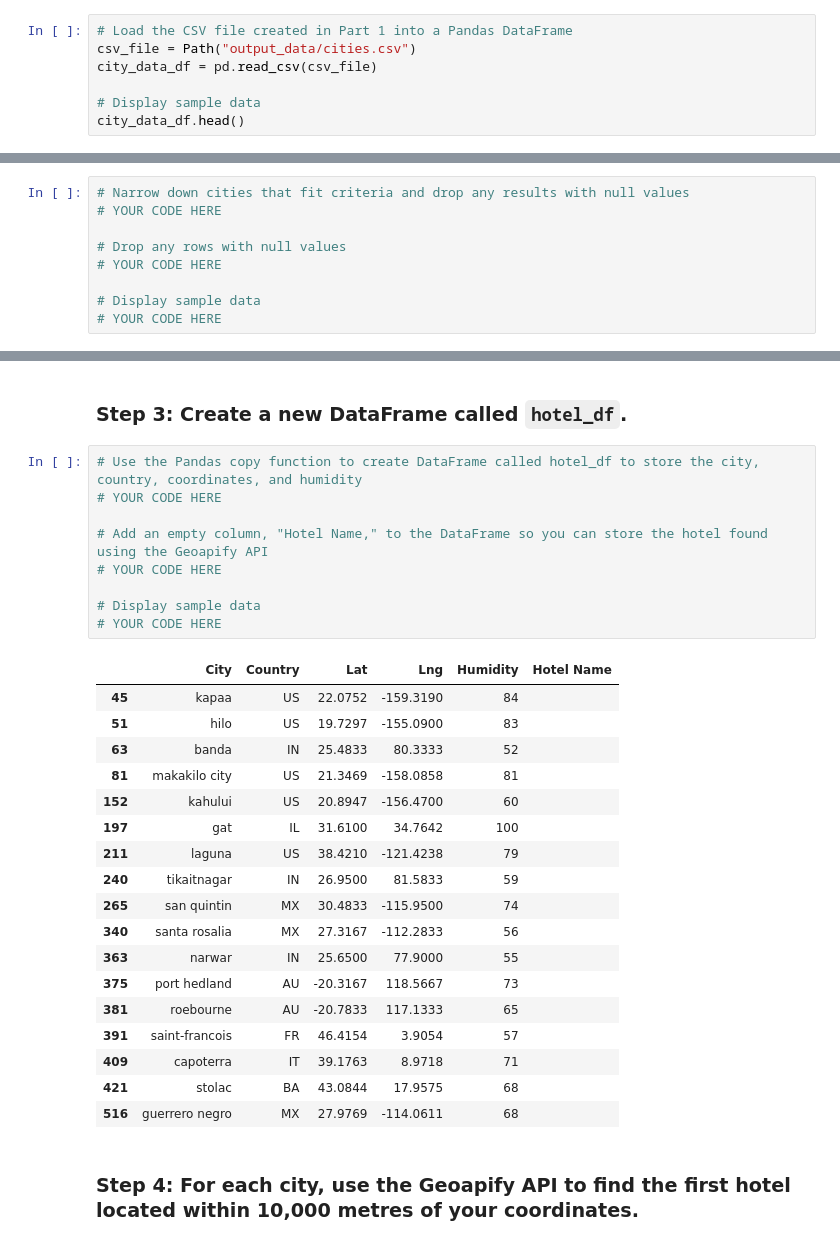
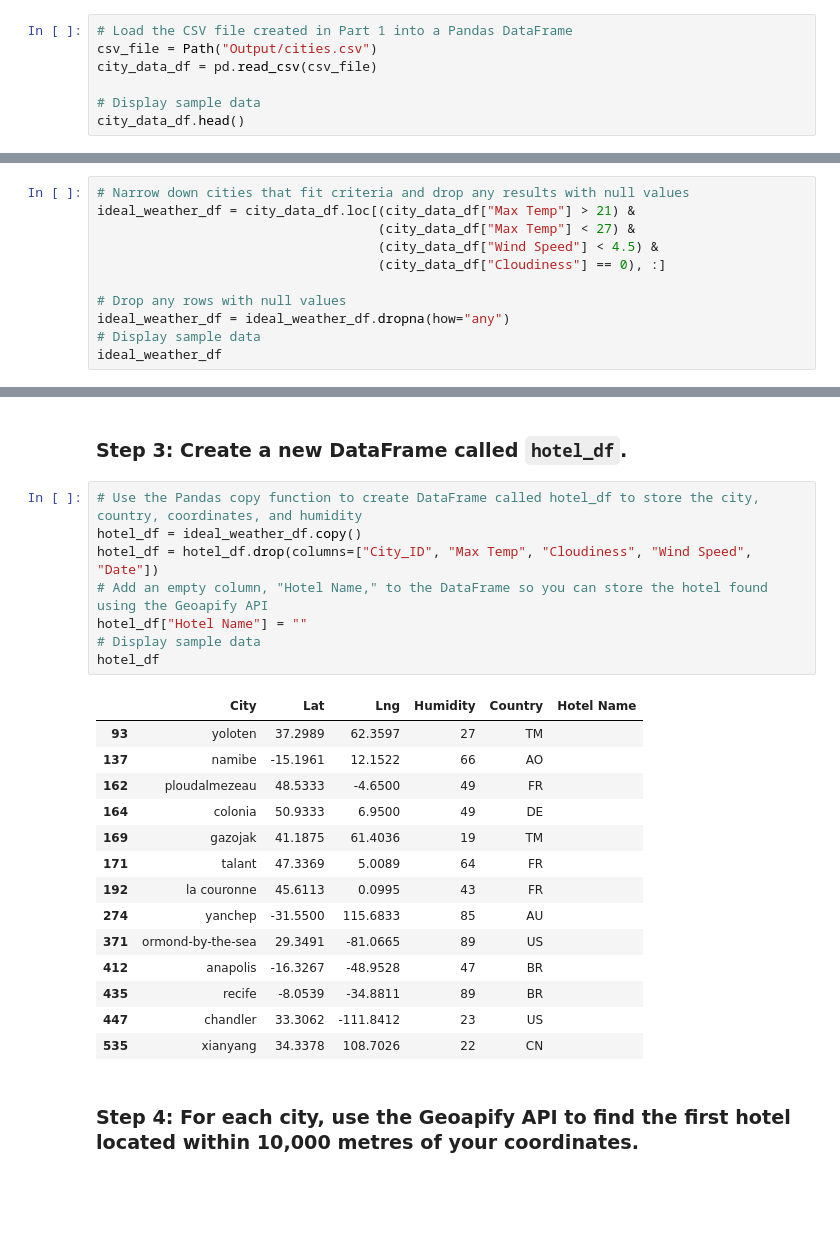
Before and after one commit to alvin-giang/Module6_Challenge, a Jupyter notebook: WeatherPy/VacationPy.ipynb, the cells around one changed output, grey strips where cells are left out. Cells and saved outputs as stored; diff of their text form; blank space fills up the shorter version.

```diff
--- a/WeatherPy/VacationPy.ipynb
+++ b/WeatherPy/VacationPy.ipynb
@@ -18,6 +15,6 @@ from api_keys import geoapify_key
 # %%
 # Load the CSV file created in Part 1 into a Pandas DataFrame
-csv_file = Path("output_data/cities.csv")
+csv_file = Path("Output/cities.csv")
 city_data_df = pd.read_csv(csv_file)
 
 # Display sample data
@@ -47,12 +55,14 @@ city_data_df.head()
 ### Step 2: Narrow down the `city_data_df` DataFrame to find your ideal weather condition
 # %%
 # Narrow down cities that fit criteria and drop any results with null values
-# YOUR CODE HERE
+ideal_weather_df = city_data_df.loc[(city_data_df["Max Temp"] > 21) &
+                                    (city_data_df["Max Temp"] < 27) &
+                                    (city_data_df["Wind Speed"] < 4.5) &
+                                    (city_data_df["Cloudiness"] == 0), :]
 
 # Drop any rows with null values
-# YOUR CODE HERE
-
+ideal_weather_df = ideal_weather_df.dropna(how="any")
 # Display sample data
-# YOUR CODE HERE
+ideal_weather_df
 # %% [output]
 |  | City_ID | City | Lat | Lng | Max Temp | Humidity | Cloudiness | Wind Speed | Country | Date |
@@ -77,32 +83,27 @@ city_data_df.head()
 ### Step 3: Create a new DataFrame called `hotel_df`.
 # %%
 # Use the Pandas copy function to create DataFrame called hotel_df to store the city, country, coordinates, and humidity
-# YOUR CODE HERE
-
+hotel_df = ideal_weather_df.copy()
+hotel_df = hotel_df.drop(columns=["City_ID", "Max Temp", "Cloudiness", "Wind Speed", "Date"])
 # Add an empty column, "Hotel Name," to the DataFrame so you can store the hotel found using the Geoapify API
-# YOUR CODE HERE
-
+hotel_df["Hotel Name"] = ""
 # Display sample data
-# YOUR CODE HERE
+hotel_df
 # %% [output]
-|  | City | Country | Lat | Lng | Humidity | Hotel Name |
-| 45 | kapaa | US | 22.0752 | -159.3190 | 84 |  |
-| 51 | hilo | US | 19.7297 | -155.0900 | 83 |  |
-| 63 | banda | IN | 25.4833 | 80.3333 | 52 |  |
-| 81 | makakilo city | US | 21.3469 | -158.0858 | 81 |  |
-| 152 | kahului | US | 20.8947 | -156.4700 | 60 |  |
-| 197 | gat | IL | 31.6100 | 34.7642 | 100 |  |
-| 211 | laguna | US | 38.4210 | -121.4238 | 79 |  |
-| 240 | tikaitnagar | IN | 26.9500 | 81.5833 | 59 |  |
-| 265 | san quintin | MX | 30.4833 | -115.9500 | 74 |  |
-| 340 | santa rosalia | MX | 27.3167 | -112.2833 | 56 |  |
-| 363 | narwar | IN | 25.6500 | 77.9000 | 55 |  |
-| 375 | port hedland | AU | -20.3167 | 118.5667 | 73 |  |
-| 381 | roebourne | AU | -20.7833 | 117.1333 | 65 |  |
-| 391 | saint-francois | FR | 46.4154 | 3.9054 | 57 |  |
-| 409 | capoterra | IT | 39.1763 | 8.9718 | 71 |  |
-| 421 | stolac | BA | 43.0844 | 17.9575 | 68 |  |
-| 516 | guerrero negro | MX | 27.9769 | -114.0611 | 68 |  |
+|  | City | Lat | Lng | Humidity | Country | Hotel Name |
+| 93 | yoloten | 37.2989 | 62.3597 | 27 | TM |  |
+| 137 | namibe | -15.1961 | 12.1522 | 66 | AO |  |
+| 162 | ploudalmezeau | 48.5333 | -4.6500 | 49 | FR |  |
+| 164 | colonia | 50.9333 | 6.9500 | 49 | DE |  |
+| 169 | gazojak | 41.1875 | 61.4036 | 19 | TM |  |
+| 171 | talant | 47.3369 | 5.0089 | 64 | FR |  |
+| 192 | la couronne | 45.6113 | 0.0995 | 43 | FR |  |
+| 274 | yanchep | -31.5500 | 115.6833 | 85 | AU |  |
+| 371 | ormond-by-the-sea | 29.3491 | -81.0665 | 89 | US |  |
+| 412 | anapolis | -16.3267 | -48.9528 | 47 | BR |  |
+| 435 | recife | -8.0539 | -34.8811 | 89 | BR |  |
+| 447 | chandler | 33.3062 | -111.8412 | 23 | US |  |
+| 535 | xianyang | 34.3378 | 108.7026 | 22 | CN |  |
 # %% [markdown]
 ### Step 4: For each city, use the Geoapify API to find the first hotel located within 10,000 metres of your coordinates.
 # %%
```
Also changed, not shown: parts of 8 cells of this notebook, 6 other files.
